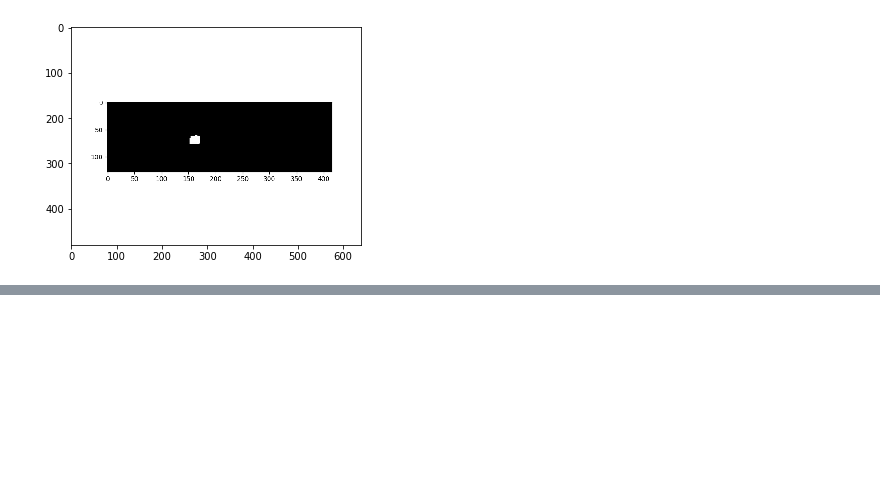
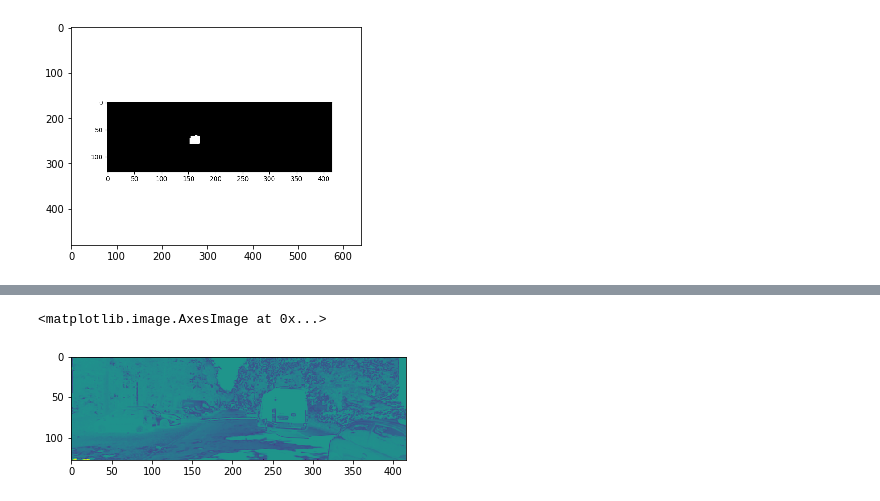
Before and after one commit to qihao-huang/GeoNet, a Jupyter notebook: tools/show_depth_delta.ipynb, the cells around one changed output, grey strips where cells are left out. Cells and saved outputs as stored; diff of their text form; code cells hidden in the pictures; blank space fills up the shorter version.

```diff
--- a/tools/show_depth_delta.ipynb
+++ b/tools/show_depth_delta.ipynb
@@ -155,0 +186,5 @@ plt.imshow(rgb_img)
+# %%
+plt.imshow(bwd_rigid_error[123][:,:,1])
+# %% [output]
+<matplotlib.image.AxesImage at 0x...>
+[figure, added]
```
Also changed, not shown: parts of 42 cells of this notebook, 7 other files.
